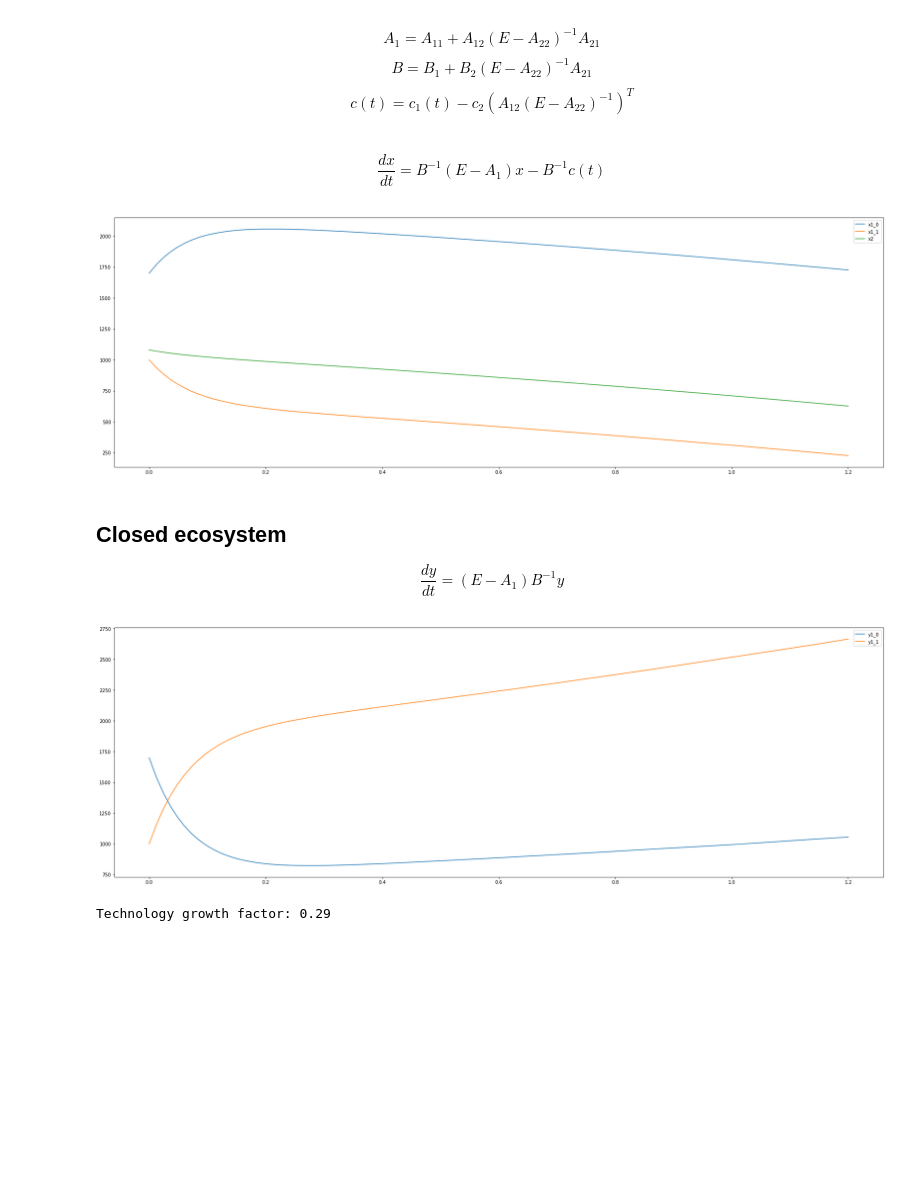
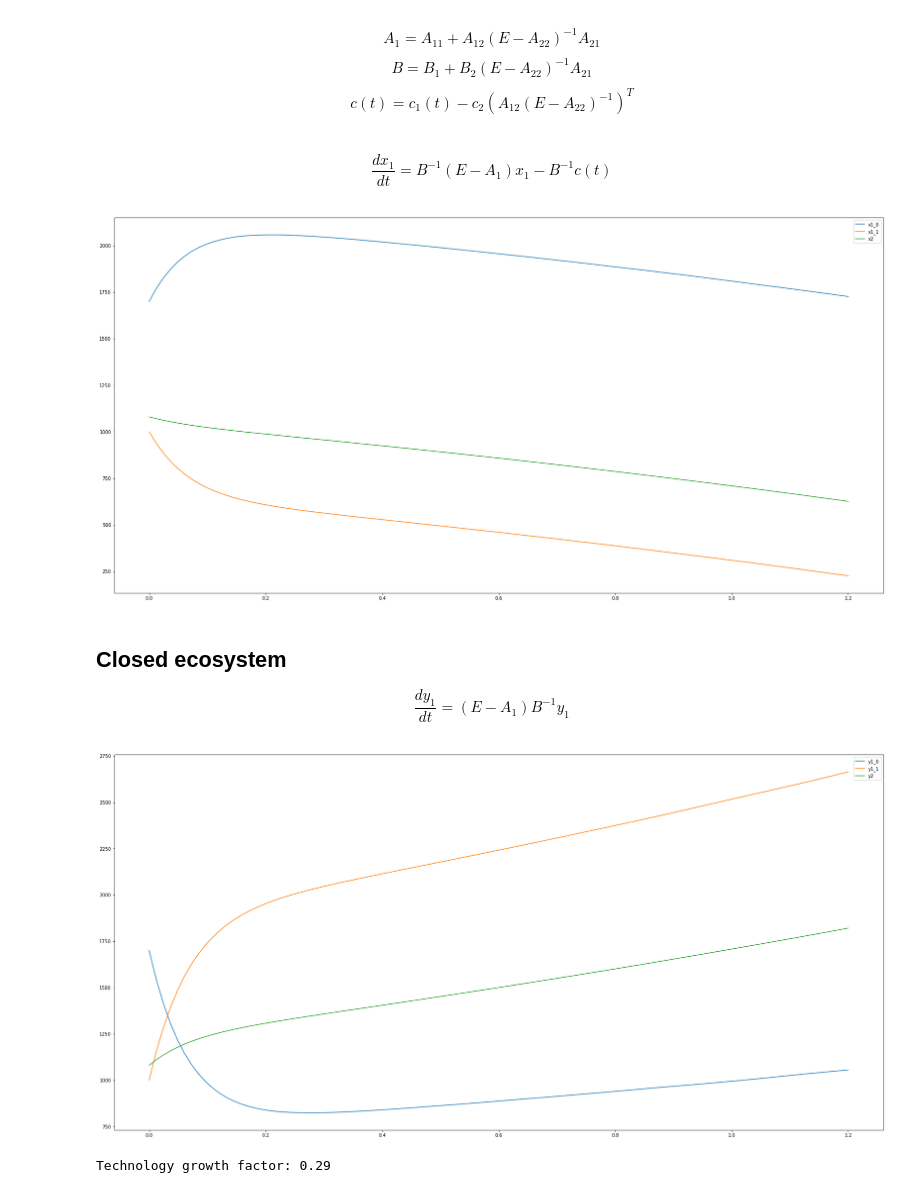
Before and after one commit to lionell/labs, a Jupyter notebook: eco_systems/lab6.ipynb, the cells around one changed output. Cells and saved outputs as stored; diff of their text form; code cells hidden in the pictures; blank space fills up the shorter version.

```diff
--- a/eco_systems/lab6.ipynb
+++ b/eco_systems/lab6.ipynb
@@ -34,7 +34,7 @@ B = B1 + B2 @ A22_neg_inv @ A21
 def c(t):
     return c1(t) - np.dot(A22_neg_inv.T, A12.T).reshape(A12.shape[0]) * c2
 # %% [markdown]
-$$ \frac{dx}{dt} = B^{-1} (E - A_1) x - B^{-1} c(t)$$
+$$ \frac{dx_1}{dt} = B^{-1} (E - A_1) x_1 - B^{-1} c(t)$$
 # %%
 B_inv = np.linalg.inv(B)
 A1_neg_inv = np.linalg.inv(np.eye(A1.shape[0]) - A1)
@@ -45,16 +45,16 @@ def x_der(t, x):
 x1 = solve_ivp(x_der, bounds, x1_0.reshape(2), t_eval=t).y
 x2 = A22_neg_inv @ (A21 @ x1 - c2)
 # %%
-plt.figure(figsize=(30, 10))
+plt.figure(figsize=(30, 15))
 plt.plot(t, x1[0], t, x1[1], t, x2[0])
 plt.legend(['x1_0', 'x1_1', 'x2'])
 plt.show()
 # %% [output]
-[figure, old version]
+[figure, new version]
 # %% [markdown]
 ## Closed ecosystem
 
-$$ \frac{dy}{dt} = (E - A_1) B^{-1} y $$
+$$ \frac{dy_1}{dt} = (E - A_1) B^{-1} y_1 $$
 # %%
 def y_der(t, y):
     return (np.eye(A1.shape[0]) - A1) @ B_inv @ y
@@ -63,8 +64,8 @@ y1 = solve_ivp(y_der, bounds, x1_0.reshape(2), t_eval=t).y
 # %%
-plt.figure(figsize=(30, 10))
-plt.plot(t, y1[0], t, y1[1])
-plt.legend(['y1_0', 'y1_1'])
+plt.figure(figsize=(30, 15))
+plt.plot(t, y1[0], t, y1[1], t, y2[0])
+plt.legend(['y1_0', 'y1_1', 'y2'])
 plt.show()
 # %% [output]
-[figure, old version]
+[figure, new version]
 # %%
```
Also changed, not shown: parts of 3 cells of this notebook, 14 other files.
